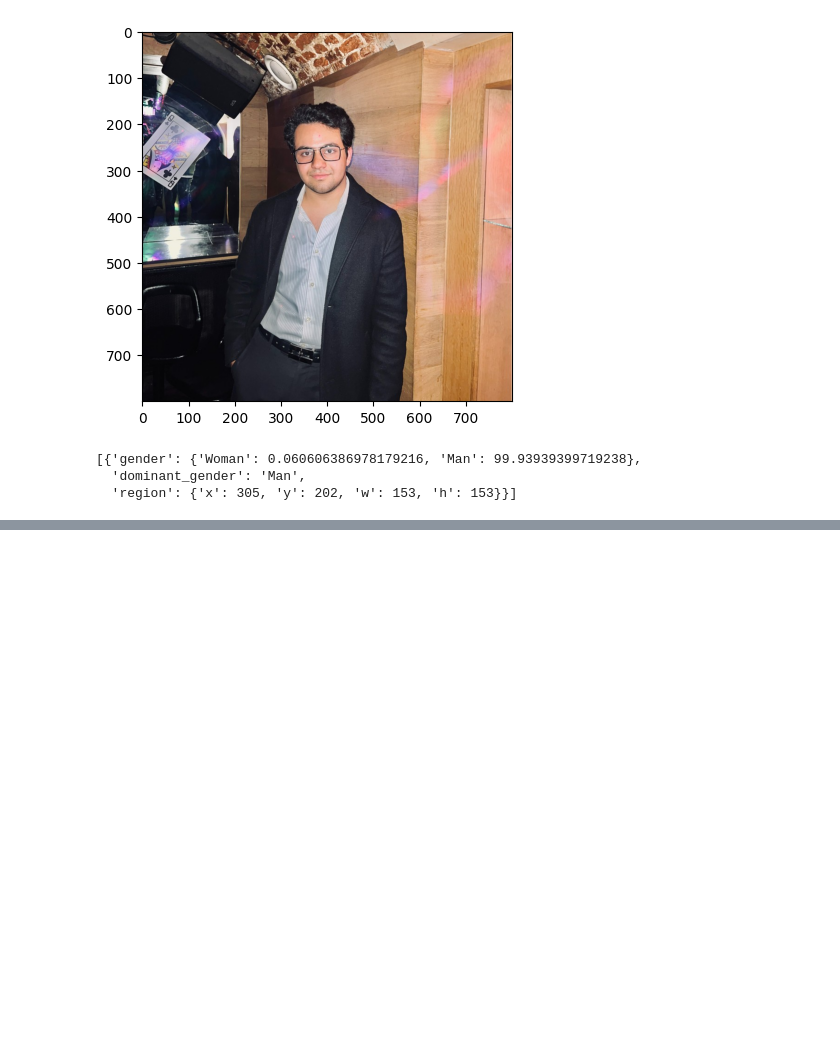
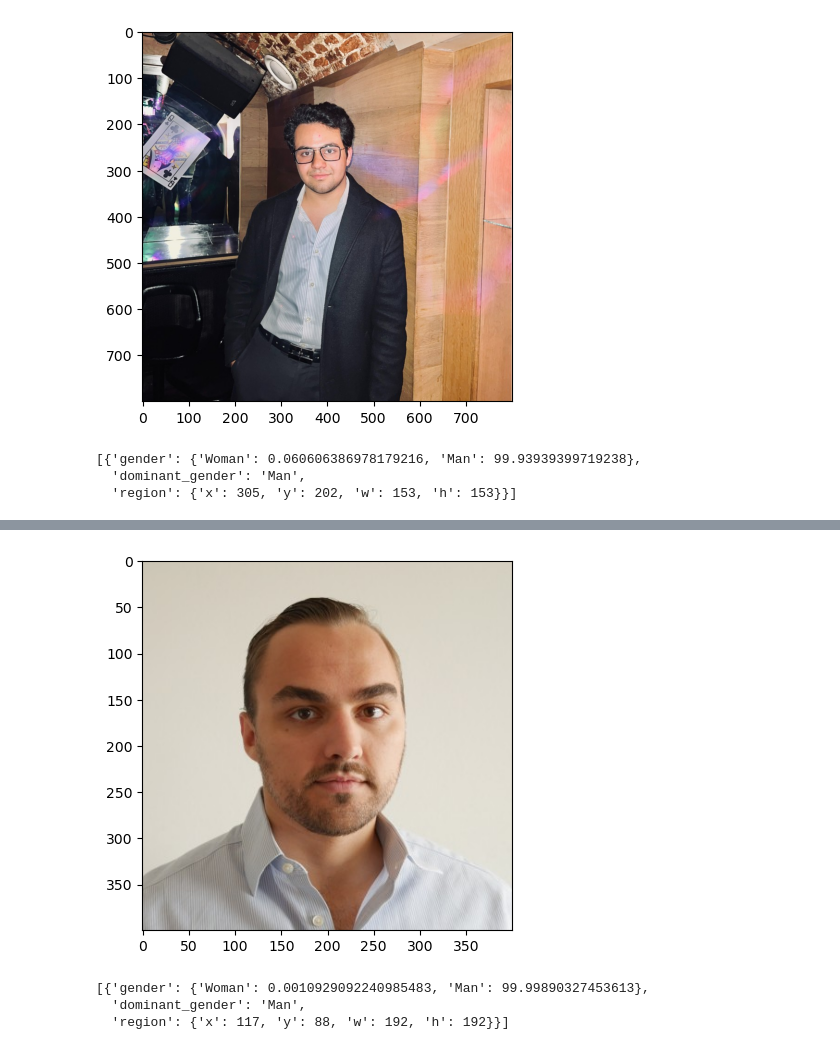
Before and after one commit to tiendd712/Socialscience_bigdata_KUL, a Jupyter notebook: gender.ipynb, the cells around one changed output, grey strips where cells are left out. Drawn from its saved outputs; the diff is of its cells as text; code cells hidden in the pictures; blank space fills up the shorter version.

Commit message:
update gender_prediction_data

```diff
--- a/gender.ipynb
+++ b/gender.ipynb
@@ -118,0 +136,3 @@ result
+# %%
+## read the image data
+image_data = pd.read_csv("../Socialscience_bigdata_KUL/data_processing/image_data.csv")
@@ -118,0 +148,12 @@ result
+# %%
+img2 = url_to_image(image_data["url_400_400"].iloc[10])
+plt.imshow(img2[:,:,::-1])
+plt.show()
+# %% [output]
+[figure, added]
+# %%
+DeepFace.analyze(img2, actions=['gender'])
+# %% [output]
+[{'gender': {'Woman': 0.0010929092240985483, 'Man': 99.99890327453613},
+  'dominant_gender': 'Man',
+  'region': {'x': 117, 'y': 88, 'w': 192, 'h': 192}}]
```
Also changed, not shown: parts of 16 cells of this notebook, 2 other files.
